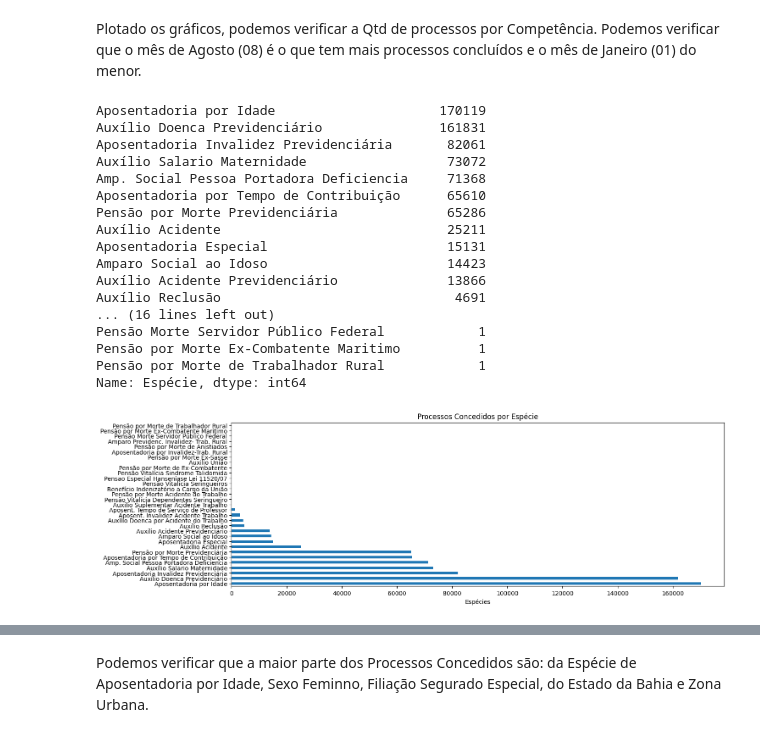
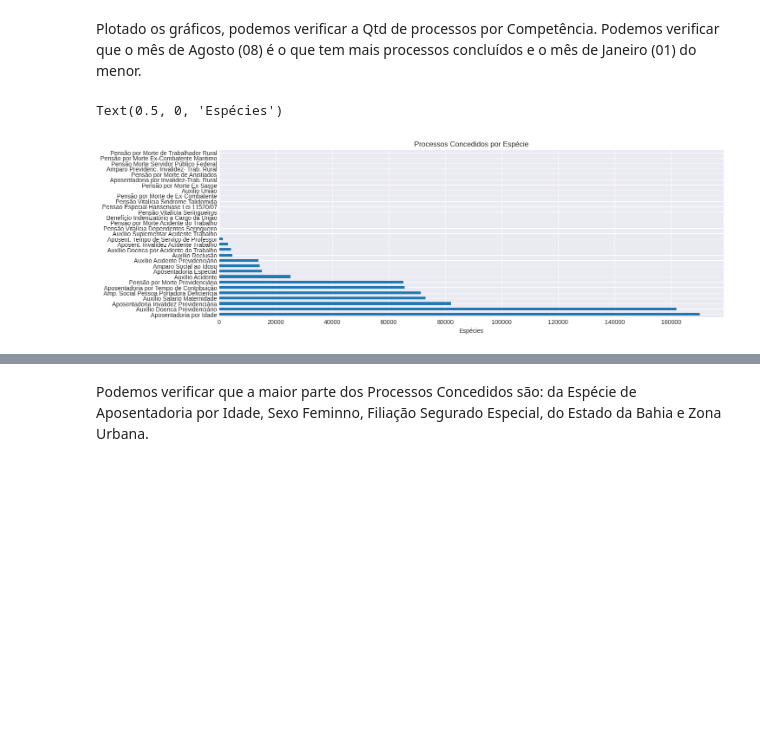
Before and after one commit to brunolunarj/cienciadedados, a Jupyter notebook: MPV2023JUD.ipynb, the cells around one changed output, grey strips where cells are left out. Drawn from its saved outputs; the diff is of its cells as text; code cells hidden in the pictures; blank space fills up the shorter version.

```diff
--- a/MPV2023JUD.ipynb
+++ b/MPV2023JUD.ipynb
@@ -336,28 +315,9 @@ Plotado os gráficos, podemos verificar a Qtd de processos por Competência. Pod
 # %%
 #Barra H do Total de Processos Concedidos por Espécies
 competencia = df_ben['Espécie'].value_counts()
-#comp1 = df_ben[df_ben['Espécie'].value_counts()< 1000]
-#print(comp1)
-competencia.plot(figsize=(15,5), kind='barh')
+competencia.plot(figsize=(15,5), kind='barh', subplots = True)
 plt.title('Processos Concedidos por Espécie')
 plt.xlabel('Espécies')
-display(competencia)
 # %% [output]
-Aposentadoria por Idade                     170119
-Auxílio Doenca Previdenciário               161831
-Aposentadoria Invalidez Previdenciária       82061
-Auxílio Salario Maternidade                  73072
-Amp. Social Pessoa Portadora Deficiencia     71368
-Aposentadoria por Tempo de Contribuição      65610
-Pensão por Morte Previdenciária              65286
-Auxílio Acidente                             25211
-Aposentadoria Especial                       15131
-Amparo Social ao Idoso                       14423
-Auxílio Acidente Previdenciário              13866
-Auxílio Reclusão                              4691
-... (16 lines left out)
-Pensão Morte Servidor Público Federal            1
-Pensão por Morte Ex-Combatente Maritimo          1
-Pensão por Morte de Trabalhador Rural            1
-Name: Espécie, dtype: int64
+Text(0.5, 0, 'Espécies')
-[figure, old version]
+[figure, new version]
```
Also changed, not shown: parts of 31 cells of this notebook.
